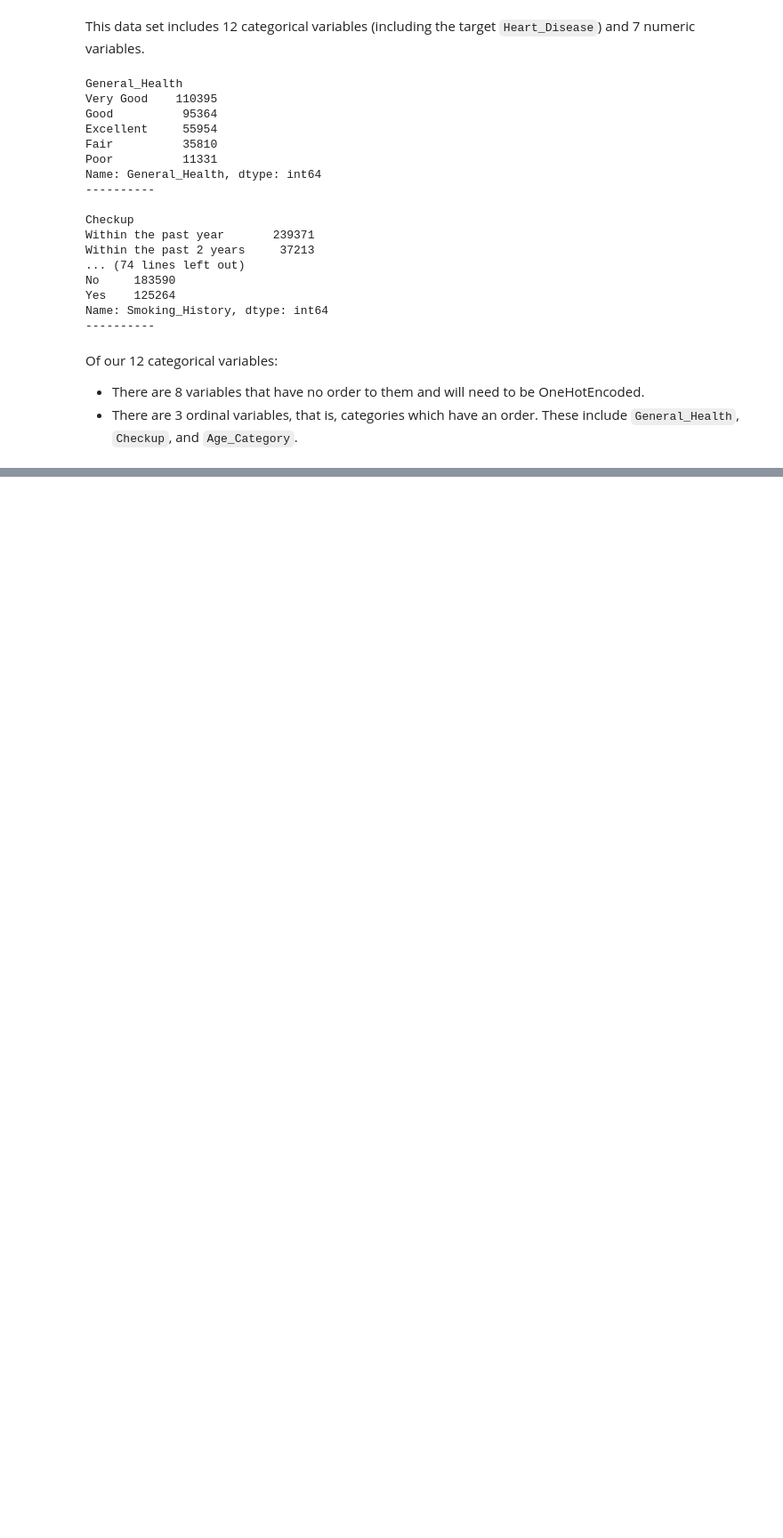
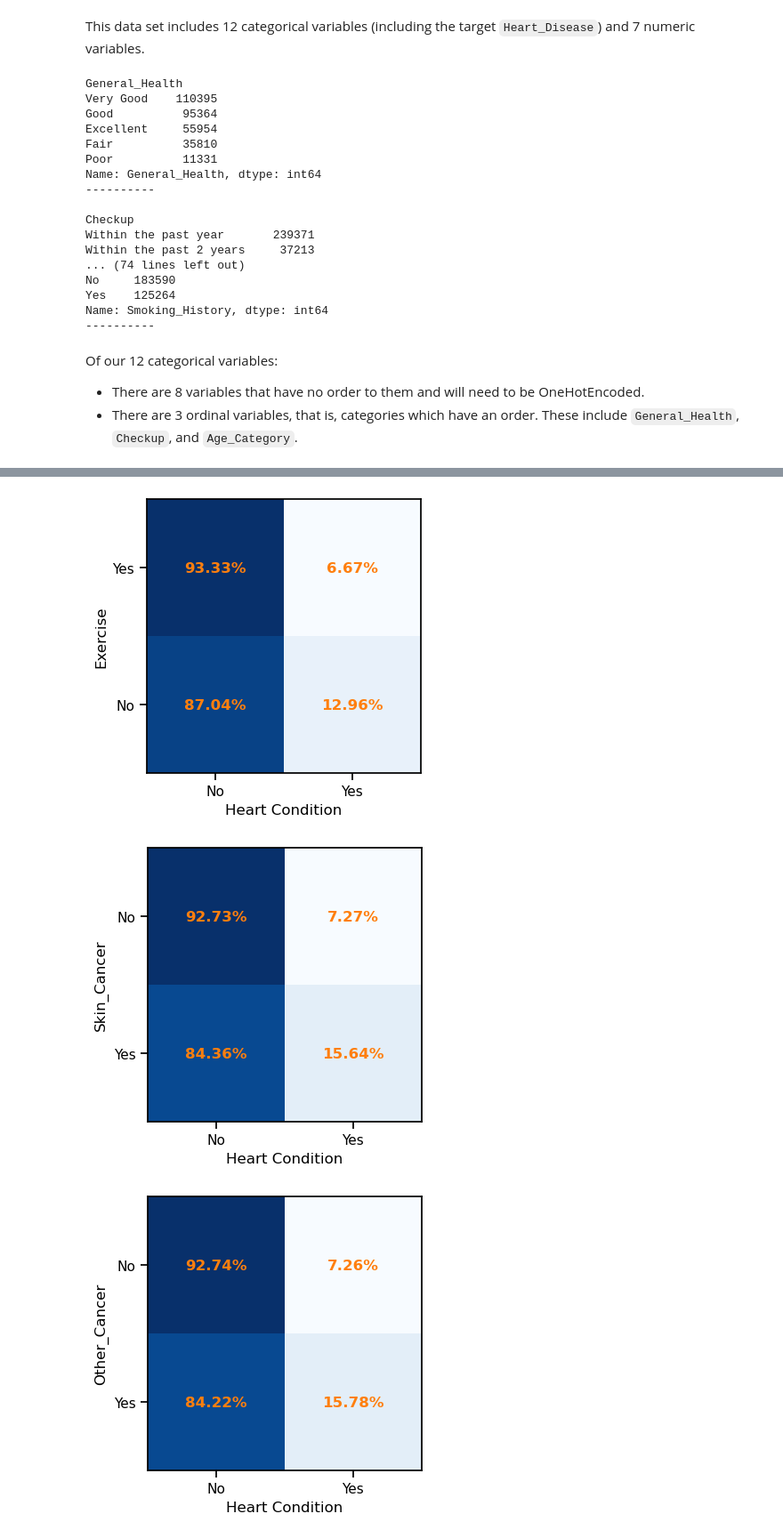
Before and after one commit to rlodetti/classification_project, a Jupyter notebook: Classification Project- Predicting Cardiovascular Disease.ipynb, the cells around one changed output, grey strips where cells are left out. Shown at 89% size. Cells and saved outputs as stored; diff of their text form; code cells hidden in the pictures; blank space fills up the shorter version.

```diff
--- a/Classification Project- Predicting Cardiovascular Disease.ipynb
+++ b/Classification Project- Predicting Cardiovascular Disease.ipynb
@@ -201,0 +143,7 @@ for cat in categorical:
+# %%
+from code.my_module import viz_2
+viz_2(df,categorical)
+# %% [output]
+[figure, added]
+[figure, added]
+[figure, added]
```
Also changed, not shown: parts of 80 cells of this notebook, 27 other files.
